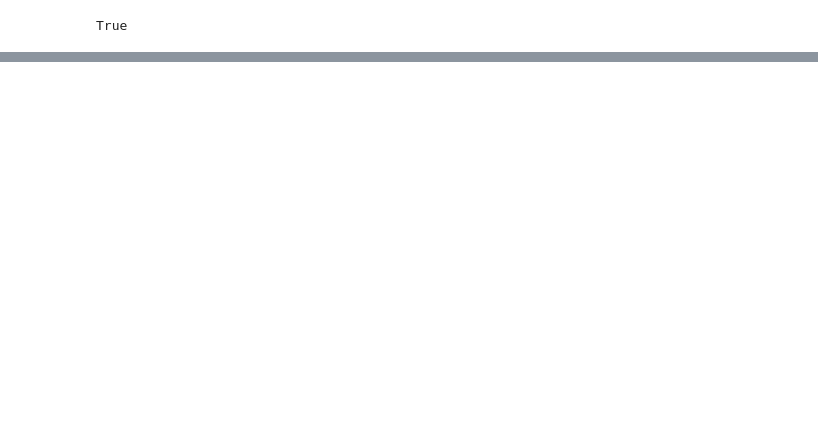
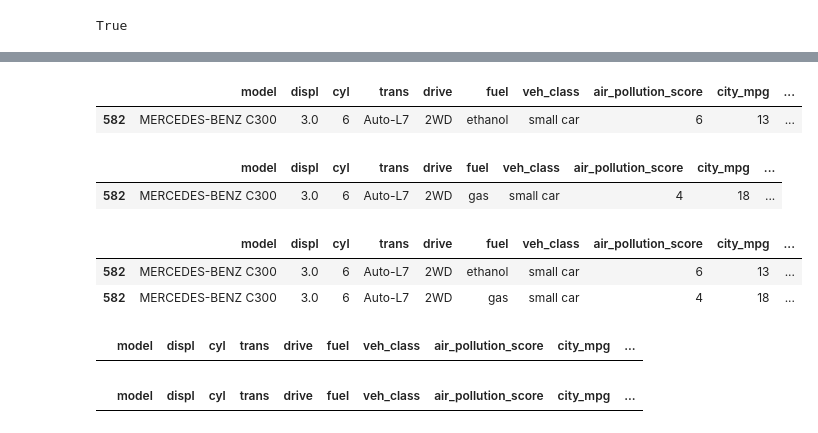
Before and after one commit to MRX44/Analysis-Data-of-Fuel-Economy-, a Jupyter notebook: Fixing data types.ipynb, the cells around one changed output, grey strips where cells are left out. Cells and saved outputs as stored; diff of their text form; code cells hidden in the pictures; blank space fills up the shorter version.

```diff
--- a/Fixing data types.ipynb
+++ b/Fixing data types.ipynb
@@ -67,0 +112,4 @@ True
+# %%
+# First, let's get all the hybrids in 2008
+hb_08 = df_08[df_08.air_pollution_score.str.contains("/")]
+hb_08
@@ -67,0 +119,4 @@ True
+# %%
+# create two copies of the 2008 hybrids dataframe
+df1 = hb_08.copy()  # data on first fuel type of each hybrid vehicle
+df2 = hb_08.copy()  # data on second fuel type of each hybrid vehicle
@@ -67,0 +130,18 @@ True
+# %%
+df1
+# %% [output]
+|  | model | displ | cyl | trans | drive | fuel | veh_class | air_pollution_score | city_mpg | ... |
+| 582 | MERCEDES-BENZ C300 | 3.0 | 6 | Auto-L7 | 2WD | ethanol | small car | 6 | 13 | ... |
+# %%
+df2
+# %% [output]
+|  | model | displ | cyl | trans | drive | fuel | veh_class | air_pollution_score | city_mpg | ... |
+| 582 | MERCEDES-BENZ C300 | 3.0 | 6 | Auto-L7 | 2WD | gas | small car | 4 | 18 | ... |
+# %%
+# combine dataframes to add to the original dataframe
+new_rows = df1.append(df2)
+new_rows
+# %% [output]
+|  | model | displ | cyl | trans | drive | fuel | veh_class | air_pollution_score | city_mpg | ... |
+| 582 | MERCEDES-BENZ C300 | 3.0 | 6 | Auto-L7 | 2WD | ethanol | small car | 6 | 13 | ... |
+| 582 | MERCEDES-BENZ C300 | 3.0 | 6 | Auto-L7 | 2WD | gas | small car | 4 | 18 | ... |
@@ -67,0 +153,8 @@ True
+# %%
+df_08[df_08.air_pollution_score.str.contains("/")]
+# %% [output]
+|  | model | displ | cyl | trans | drive | fuel | veh_class | air_pollution_score | city_mpg | ... |
+# %%
+df_08[df_08.fuel.str.contains("/")]
+# %% [output]
+|  | model | displ | cyl | trans | drive | fuel | veh_class | air_pollution_score | city_mpg | ... |
```
Also changed, not shown: parts of 18 cells of this notebook, 2 other files.
